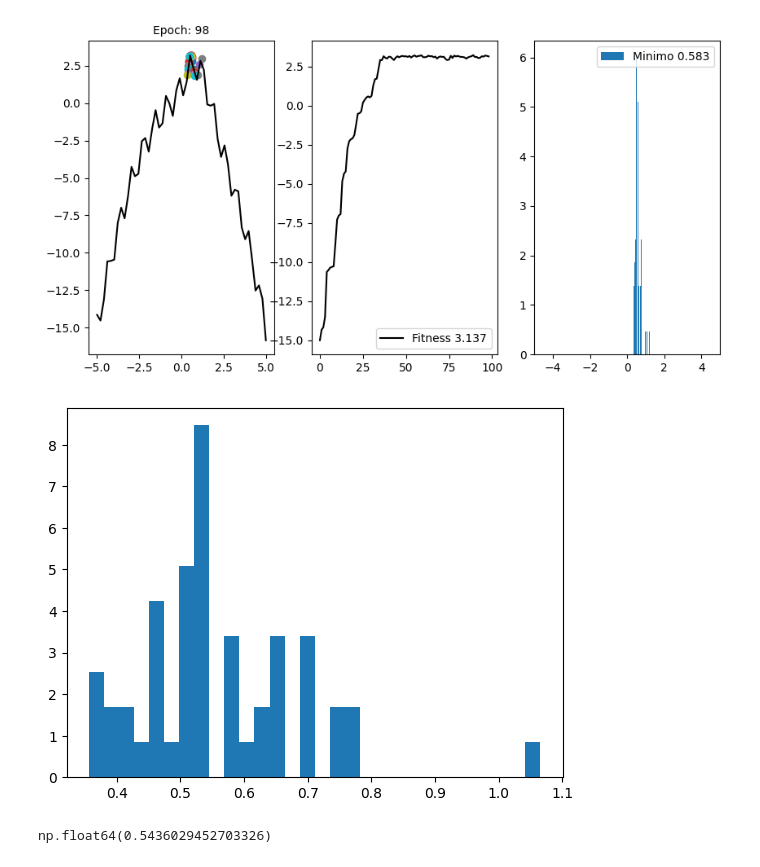
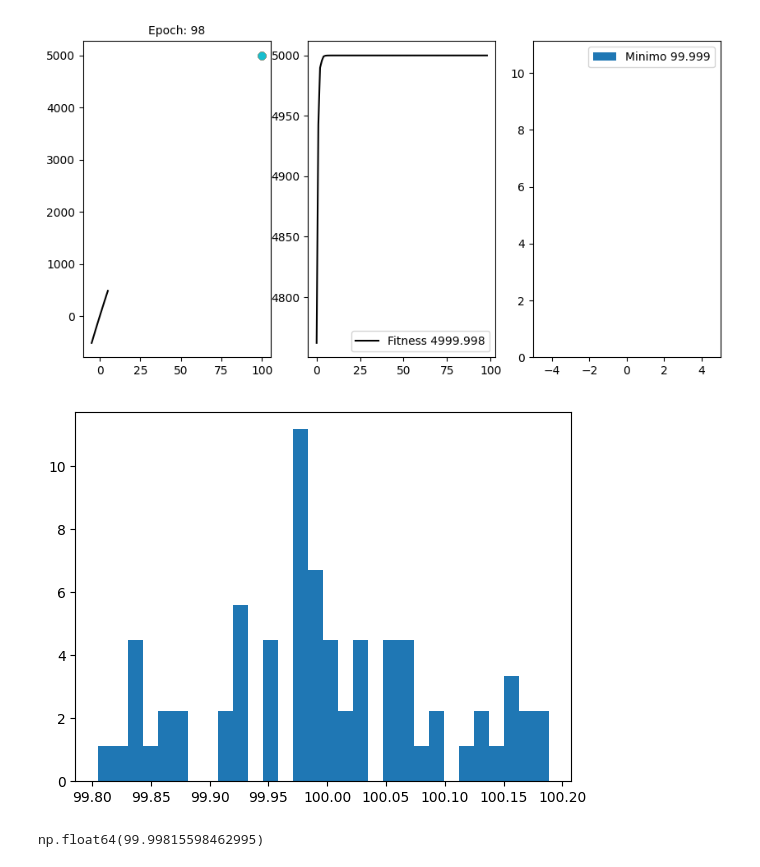
Before and after one commit to asegura4488/MetodosComputacionalesI2025, a Jupyter notebook: ProyectoML/AlgoritmoEvolutivo.ipynb, the cells around one changed output. Cells and saved outputs as stored; diff of their text form; code cells hidden in the pictures.

```diff
--- a/ProyectoML/AlgoritmoEvolutivo.ipynb
+++ b/ProyectoML/AlgoritmoEvolutivo.ipynb
@@ -28,7 +28,7 @@ class Robot:
       self.rate = rate
 
       # Necesitamos ubicar al robot
-      self.r = np.random.uniform(-6,-5)
+      self.r = np.random.uniform(10,200)
       # Calcular el Fitness original
       self.Fitness = self.f(self.r)
 
@@ -55,0 +56,5 @@ f = lambda x,a=1,k=9,B=3,q=0.6,sigma=0.7,x0=1: -(q*x**2 + a*np.sin(k*x) - B*np.e
+# %%
+f = lambda x: x*(0.5*(200-x))
+# %%
+x= np.linspace(0,200,100)
+plt.plot(x,f(x))
@@ -70,7 +78,7 @@ def Genetic(Robots, epochs=100, Plot=True):
   VVar = np.array([])
   Fitness_ = np.array([])
 
-  N = int(0.8*len(Robots)) # Porcentaje de bots a la siguiente generacion
+  N = int(0.7*len(Robots)) # Porcentaje de bots a la siguiente generacion
   t = np.linspace(-5,5,50)
 
   for e in range(epochs):
@@ -83,11 +91,13 @@ def Genetic(Robots, epochs=100, Plot=True):
 
     # Zona de Ordenar para seleccion natural
     score = [(p.GetFitness(),p) for p in Robots]
+    #print(score)
     score = sorted( score, key=lambda x: x[0], reverse=True ) # True para maximizar, False Minimizar
     #print(score)
 
     Temp = [r[1] for i, r in enumerate(score) if i < N]
 
+    # Seleccion Natural
     for i,r in enumerate(Robots):
       j = i%N
       Robots[i] = copy.deepcopy(Temp[j])
@@ -126,22 +136,22 @@ def Genetic(Robots, epochs=100, Plot=True):
 
       plt.show()
 
-      time.sleep(0.005)
+    time.sleep(0.001)
 
   return Robots
 # %%
-Robots = GetRobots(50)
+Robots = GetRobots(70)
 Robots = Genetic(Robots, Plot=True)
 # %% [output]
-[figure, old version]
+[figure, new version]
 # %%
 ll = []
 for i, p in enumerate(Robots):
   ll.append(p.GetR())
 _ = plt.hist(ll,bins=30,density=True)
 # %% [output]
-[figure, old version]
+[figure, new version]
 # %%
 np.mean(ll)
 # %% [output]
-np.float64(0.5436029452703326)
+np.float64(99.99815598462995)
```
Also changed, not shown: parts of 2 cells of this notebook.
